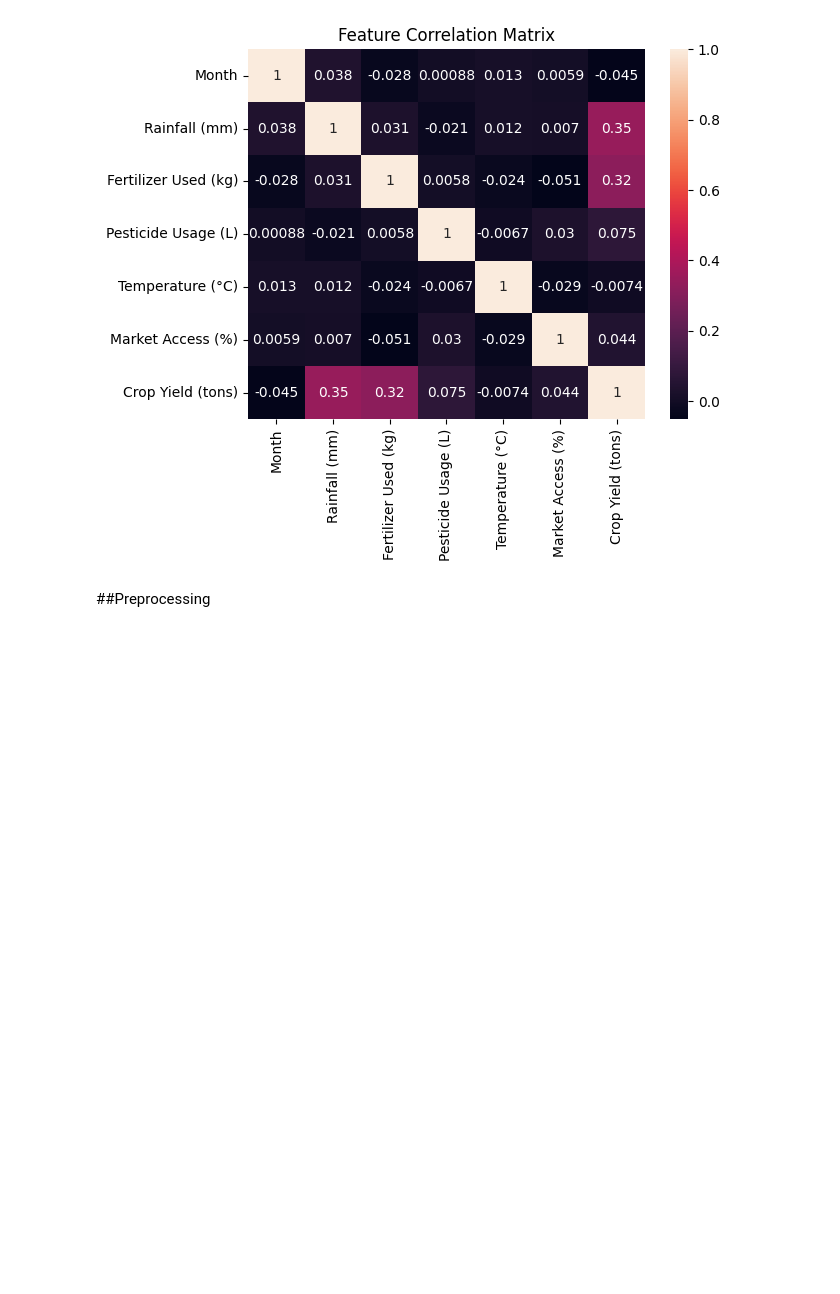
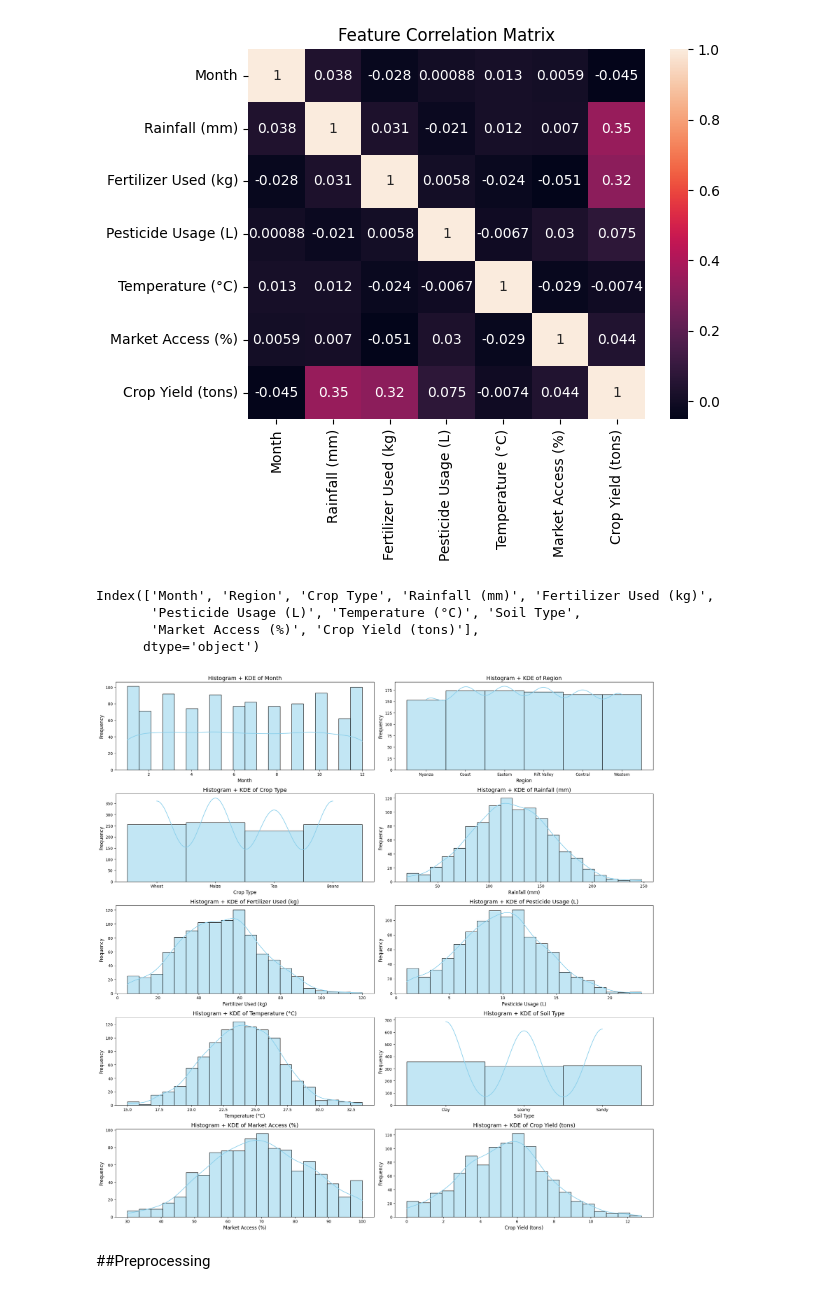
Before and after one commit to Mainabryan/agriculture_yield_model, a Jupyter notebook: agriculture_yield_datset.ipynb, the cells around one changed output. Drawn from its saved outputs; the diff is of its cells as text; code cells hidden in the pictures; blank space fills up the shorter version.

```diff
--- a/agriculture_yield_datset.ipynb
+++ b/agriculture_yield_datset.ipynb
@@ -117,2 +111,27 @@ plt.show()
+# %%
+data.columns
+# %% [output]
+Index(['Month', 'Region', 'Crop Type', 'Rainfall (mm)', 'Fertilizer Used (kg)',
+       'Pesticide Usage (L)', 'Temperature (°C)', 'Soil Type',
+       'Market Access (%)', 'Crop Yield (tons)'],
+      dtype='object')
+# %%
+numeric_features = ['Month', 'Region', 'Crop Type', 'Rainfall (mm)', 'Fertilizer Used (kg)',
+       'Pesticide Usage (L)', 'Temperature (°C)', 'Soil Type',
+       'Market Access (%)', 'Crop Yield (tons)']
+# %%
+plt.figure(figsize=(20, 20))  # Adjusted figure size for more rows
+
+for i, feature in enumerate(numeric_features):
+    plt.subplot(5, 2, i+1) # Changed subplot layout to 5 rows and 2 columns
+    sns.histplot(data[feature], kde=True, bins=20, color="skyblue")
+    plt.title(f"Histogram + KDE of {feature}", fontsize=14)
+    plt.xlabel(feature, fontsize=12)
+    plt.ylabel("Frequency", fontsize=12)
+
+plt.tight_layout()
+plt.show()
+# %% [output]
+[figure, added]
 # %% [markdown]
 ##Preprocessing
```
Also changed, not shown: parts of 5 cells of this notebook.
